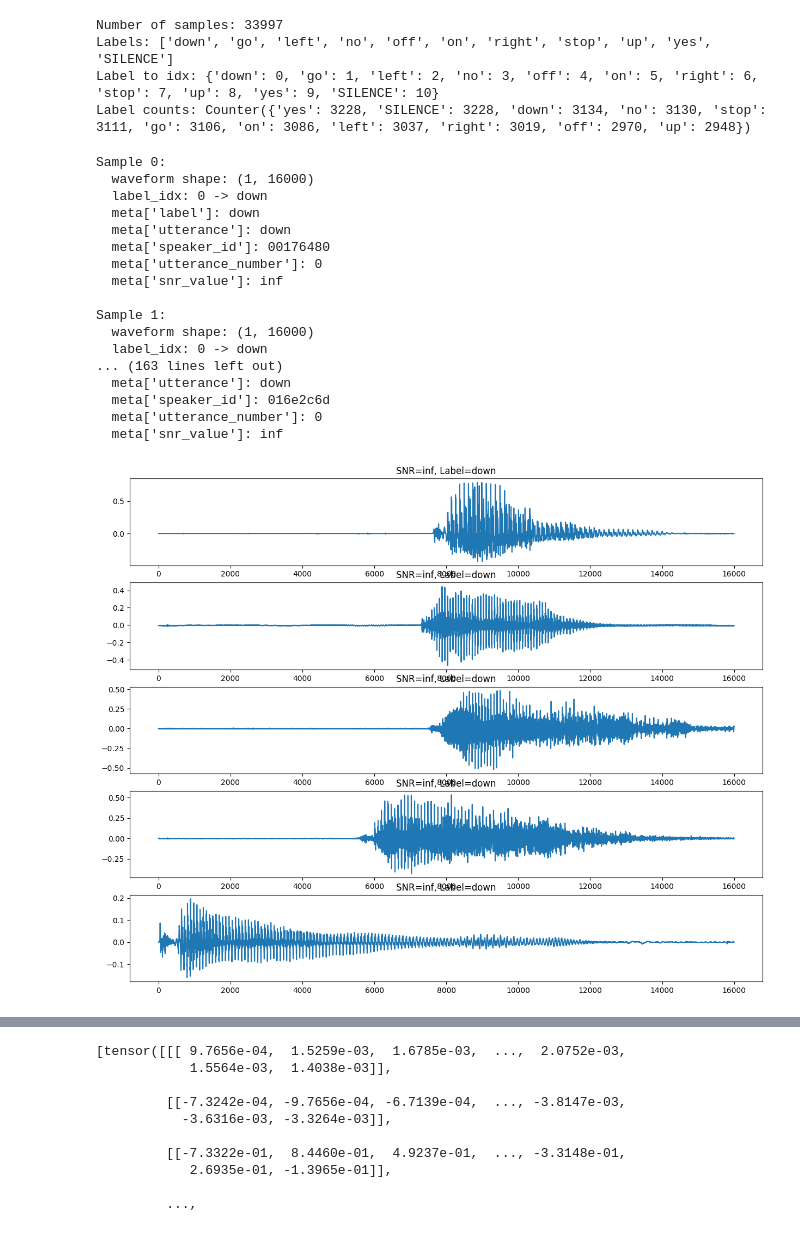
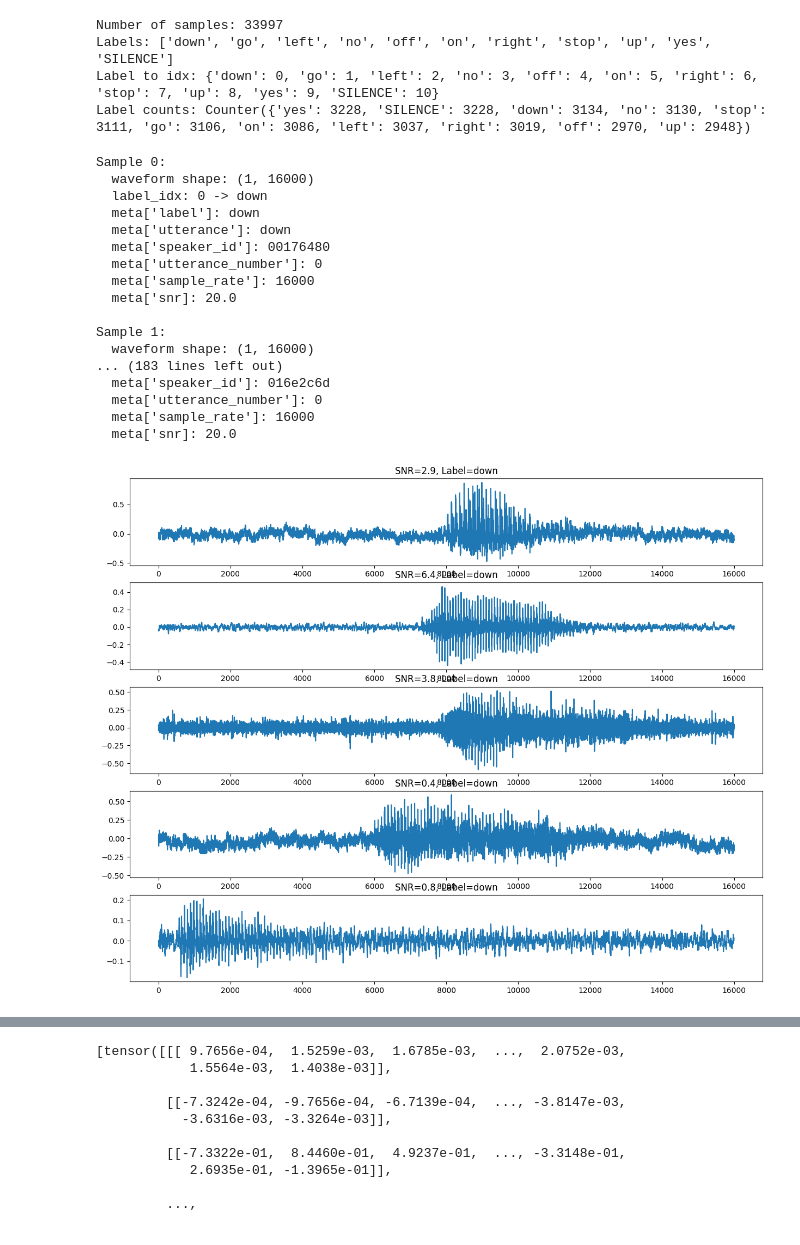
Before and after one commit to c-wejendorp/thesis, a Jupyter notebook: notebooks/week_9/test_new_dataset_class.ipynb, the cells around one changed output, grey strips where cells are left out. Drawn from its saved outputs; the diff is of its cells as text; code cells hidden in the pictures.

```diff
--- a/notebooks/week_9/test_new_dataset_class.ipynb
+++ b/notebooks/week_9/test_new_dataset_class.ipynb
@@ -29,7 +29,7 @@ ds = SpeechCommandsGoogle(
     use_silence=True,
     upsample=False,
     snr=20,                 # or e.g. (0.0, 10.0)
-    noise_prob=0.1,         # probability of adding noise
+    noise_prob=1.0,         # probability of adding noise
 )
 print("Number of samples:", len(ds))
 print("Labels:", ds.labels)
@@ -51,7 +51,8 @@ for i in range(20):
     print("  meta['utterance']:", meta["utterance"])
     print("  meta['speaker_id']:", meta["speaker_id"])
     print("  meta['utterance_number']:", meta["utterance_number"])
-    print("  meta['snr_value']:", meta.get("snr_value", None))
+    print("  meta['sample_rate']:", meta["sample_rate"])
+    print("  meta['snr]:", meta.get("snr", None))
 # %% [output]
 Sample 0:
   waveform shape: (1, 16000)
@@ -60,27 +61,27 @@ Sample 0:
   meta['utterance']: down
   meta['speaker_id']: 00176480
   meta['utterance_number']: 0
-  meta['snr_value']: inf
+  meta['sample_rate']: 16000
+  meta['snr]: 20.0
 
 Sample 1:
   waveform shape: (1, 16000)
-  label_idx: 0 -> down
-... (163 lines left out)
-  meta['utterance']: down
+... (183 lines left out)
   meta['speaker_id']: 016e2c6d
   meta['utterance_number']: 0
-  meta['snr_value']: inf
+  meta['sample_rate']: 16000
+  meta['snr]: 20.0
 # %%
 #3) Fetch a few samples but snr is a range (tuple) and visualize
 plt.figure(figsize=(15, 12))
 ds._set_snr((0.0,10.0))
 for i in range(5):
     waveform, label_idx, meta = ds[i]
     plt.subplot(5,1,i+1)
     plt.plot(waveform.t().numpy())
-    plt.title(f"SNR={meta.get('snr_value', None):.1f}, Label={meta['label']}")
+    plt.title(f"SNR={meta.get('snr', None):.1f}, Label={meta['label']}")
 # %% [output]
-[figure, old version]
+[figure, new version]
 # %%
 # 4) Visualize and listen to sample waveform with different SNR values
 from IPython.display import Audio, display
```
Also changed, not shown: parts of 3 cells of this notebook.
